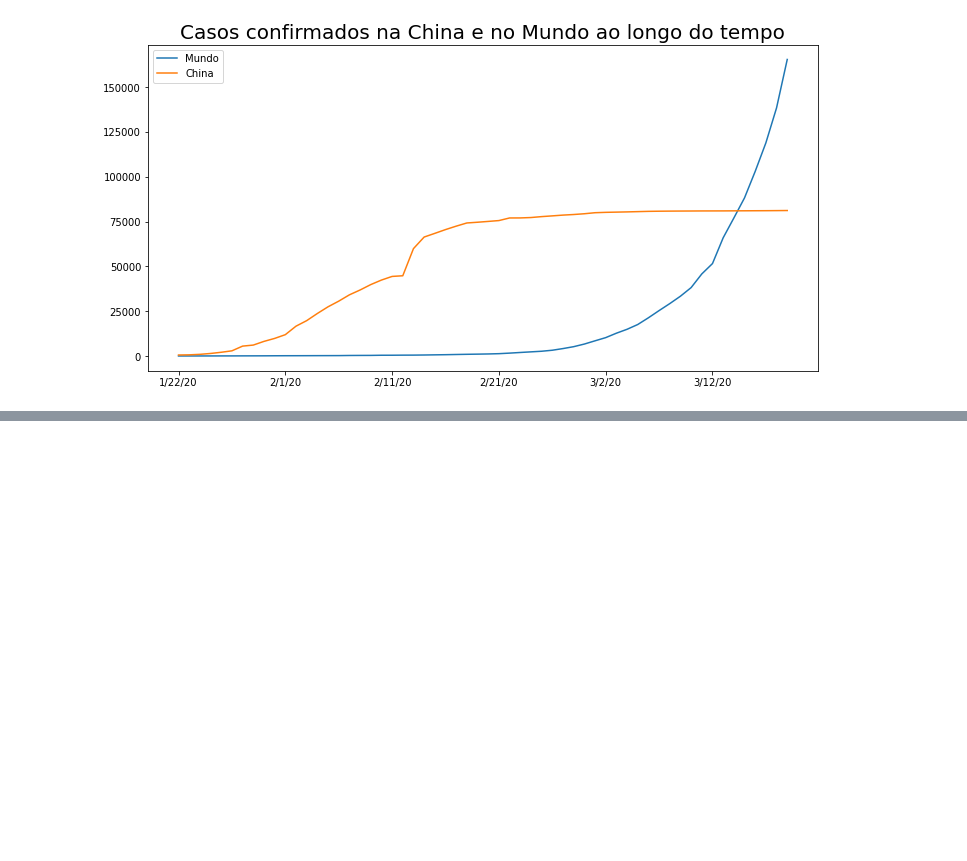
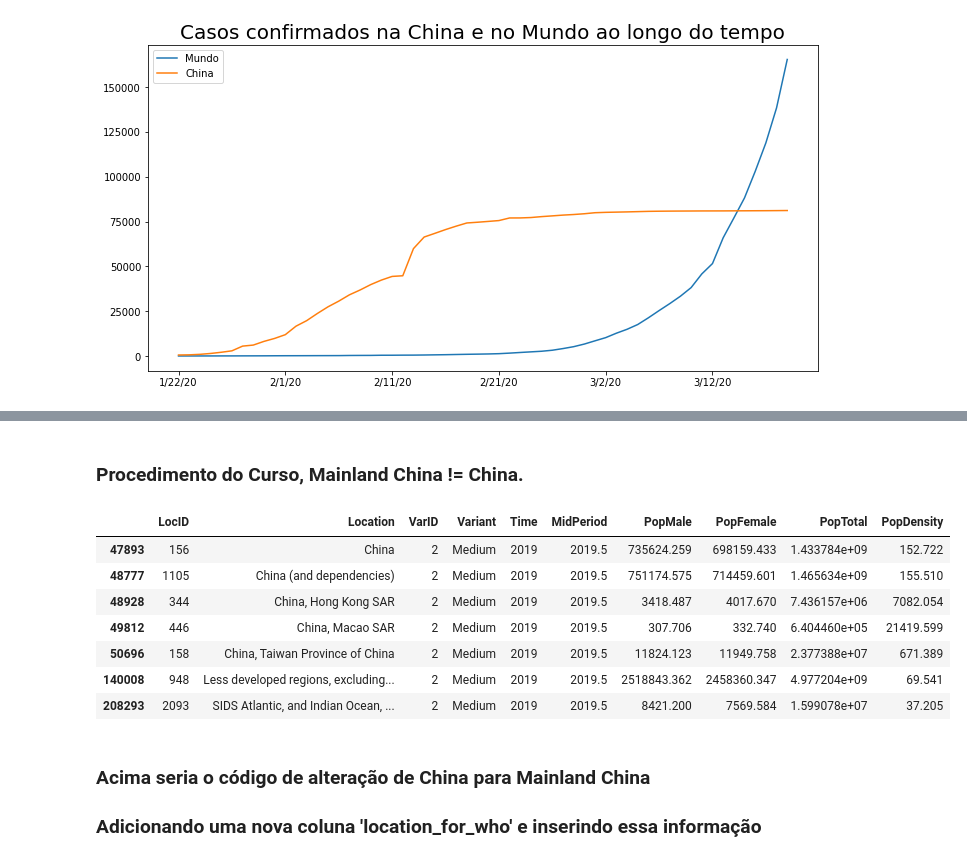
Before and after one commit to jordanfalcao/data-analytics, a Jupyter notebook: Saúde e Medicina/Visualização de Dados - Saúde e Medicina/Data_Science_e_Saúde.ipynb, the cells around one changed output, grey strips where cells are left out. Cells and saved outputs as stored; diff of their text form; code cells hidden in the pictures; blank space fills up the shorter version.

```diff
--- a/Saúde e Medicina/Visualização de Dados - Saúde e Medicina/Data_Science_e_Saúde.ipynb
+++ b/Saúde e Medicina/Visualização de Dados - Saúde e Medicina/Data_Science_e_Saúde.ipynb
@@ -650,0 +679,5 @@ plt.show()
+# %%
+# lendo arquivo da United NAtions sobre a população mundial em 2019
+un_population = pd.read_csv('https://population.un.org/wpp/Download/Files/1_Indicators%20(Standard)/CSV_FILES/WPP2019_TotalPopulationBySex.csv')
+un_population['PopTotal'] = un_population['PopTotal'] * 1000  # os dados estavam em milhares, colocamos para a quantidade de habitantes
+un_population.head()
@@ -650,0 +749,14 @@ plt.show()
+# %% [markdown]
+### Procedimento do Curso, Mainland China != China.
+# %%
+# .str.contains() para identificar todas Locations com China incluso
+un_population.query('Location.str.contains("China") and Time == 2019', engine = 'python')
+# %% [output]
+|  | LocID | Location | VarID | Variant | Time | MidPeriod | PopMale | PopFemale | PopTotal | PopDensity |
+| 47893 | 156 | China | 2 | Medium | 2019 | 2019.5 | 735624.259 | 698159.433 | 1.433784e+09 | 152.722 |
+| 48777 | 1105 | China (and dependencies) | 2 | Medium | 2019 | 2019.5 | 751174.575 | 714459.601 | 1.465634e+09 | 155.510 |
+| 48928 | 344 | China, Hong Kong SAR | 2 | Medium | 2019 | 2019.5 | 3418.487 | 4017.670 | 7.436157e+06 | 7082.054 |
+| 49812 | 446 | China, Macao SAR | 2 | Medium | 2019 | 2019.5 | 307.706 | 332.740 | 6.404460e+05 | 21419.599 |
+| 50696 | 158 | China, Taiwan Province of China | 2 | Medium | 2019 | 2019.5 | 11824.123 | 11949.758 | 2.377388e+07 | 671.389 |
+| 140008 | 948 | Less developed regions, excluding... | 2 | Medium | 2019 | 2019.5 | 2518843.362 | 2458360.347 | 4.977204e+09 | 69.541 |
+| 208293 | 2093 | SIDS Atlantic, and Indian Ocean, ... | 2 | Medium | 2019 | 2019.5 | 8421.200 | 7569.584 | 1.599078e+07 | 37.205 |
@@ -650,0 +779,3 @@ plt.show()
+# %% [markdown]
+### Acima seria o código de alteração de China para Mainland China
+### Adicionando uma nova coluna 'location_for_who' e inserindo essa informação
```
Also changed, not shown: parts of 15 cells of this notebook, 1 other file.
